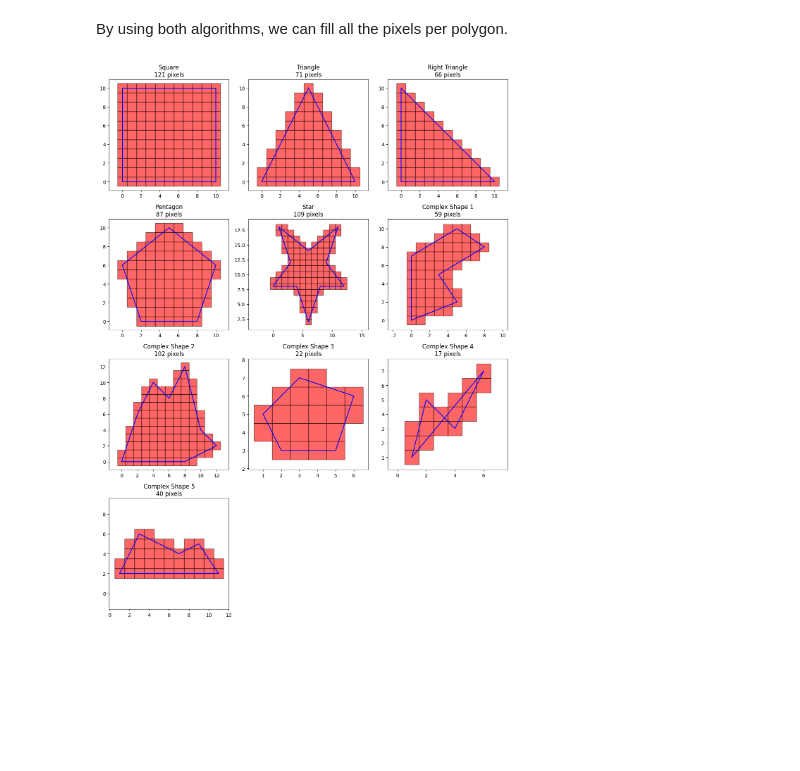
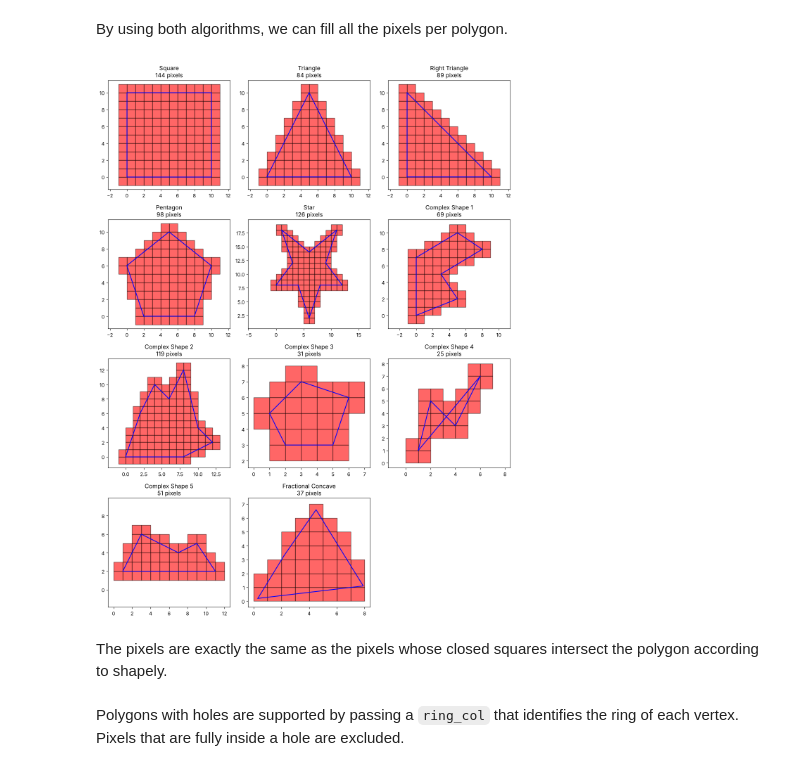
Before and after one commit to thinkingmachines/geowrangler, a Jupyter notebook: notebooks/15_polygon_fill.ipynb, the cells around one changed output. Drawn from its saved outputs; the diff is of its cells as text; code cells hidden in the pictures; blank space fills up the shorter version.

```diff
--- a/notebooks/15_polygon_fill.ipynb
+++ b/notebooks/15_polygon_fill.ipynb
@@ -265,7 +272,7 @@ for test_polygon_name, vertices in polygon_test_cases.items():
 
     pixels = set()
     for start_vertex, end_vertex in zip(vertices, offset_vertices):
-        pixels.update(voxel_traversal_2d(start_vertex, end_vertex)["line_pixels"])
+        pixels.update(voxel_traversal_2d(start_vertex, end_vertex))
 
     polygon_pixels[test_polygon_name] = pixels
 
@@ -363,46 +393,39 @@ plot_all_polygons(polygon_test_cases, polygon_pixels)
 # %%
 #| export
-
 def voxel_traversal_scanline_fill(
     vertices_df: Union[pd.DataFrame,pl.DataFrame], # dataframe with x_col and y_col for the polygon vertices
     x_col: str = "x",
     y_col: str = "y",
-    debug: bool = False, # if true, prints diagnostic info for both voxel traversal and scanline fill algorithms
-) -> Dict[str, Set[Tuple[int,int]]]:
+    ring_col: Optional[str] = None, # column that identifies the ring (exterior or hole) of each vertex. If None, all vertices are in one ring
+) -> Set[Tuple[int,int]]:
     """
-    Returns pixels that intersect a polygon.
+    Returns pixels that intersect a polygon. Coordinates are in fractional pixel units, and pixel (x, y) is the closed square [x, x+1] x [y, y+1]
 
-    This uses voxel traversal to fill the boundary, and scanline fill for the interior. All coordinates are assumed to be integers.
+    This uses voxel traversal to fill the boundary, and scanline fill for the interior.
+    """
+    if isinstance(vertices_df, pd.DataFrame):
+        vertices_df = pl.from_pandas(vertices_df)
 
-    This also returns the off-boundary pixels that can be useful for correcting errors at the corners of polygons during polygon fill
-    """
+    x = vertices_df[x_col].cast(pl.Float64).to_numpy()
+    y = vertices_df[y_col].cast(pl.Float64).to_numpy()
+    if ring_col is not None:
+        ring = vertices_df[ring_col].to_numpy()
+        ring_idx = np.cumsum(np.append(True, ring[1:] != ring[:-1])) - 1
+    else:
+        ring_idx = np.zeros(len(x), dtype=np.int64)
 
-    vertices = list(zip(vertices_df[x_col].to_list(), vertices_df[y_col].to_list()))
-    offset_vertices = vertices[1:] + vertices[:1]
-
-    polygon_pixels = set()
-    off_boundary_pixels = set()
-
-    for start_vertex, end_vertex in zip(vertices, offset_vertices):
-        voxel_traversal_results = voxel_traversal_2d(start_vertex, end_vertex, debug)
-        polygon_pixels.update(voxel_traversal_results["line_pixels"])
-        off_boundary_pixels.update(voxel_traversal_results["off_diagonal_pixels"])
-
-    polygon_pixels.update(scanline_fill(vertices, debug))
-
-     # removing off boundary tiles that are actually in the interior
-    off_boundary_pixels = off_boundary_pixels - polygon_pixels
-
-    result = {"polygon_pixels":polygon_pixels, "off_boundary_pixels":off_boundary_pixels}
-    return result
+    _, xs, ys = _polygon_pixels(x, y, ring_idx, polygon_idx=np.zeros(len(x), dtype=np.int64))
+    return set(zip(xs.tolist(), ys.tolist()))
 # %% [markdown]
 By using both algorithms, we can fill all the pixels per polygon.
 # %%
 polygon_pixels = {}
 for test_polygon_name, vertices in polygon_test_cases.items():
     vertices_df = pd.DataFrame(vertices, columns=["x", "y"])
-    polygon_pixels[test_polygon_name] = voxel_traversal_scanline_fill(vertices_df)["polygon_pixels"]
+    polygon_pixels[test_polygon_name] = voxel_traversal_scanline_fill(vertices_df)
 
 plot_all_polygons(polygon_test_cases, polygon_pixels)
 # %% [output]
-[figure, old version]
+[figure, new version]
+# %% [markdown]
+The pixels are exactly the same as the pixels whose closed squares intersect the polygon according to shapely.
@@ -408,0 +448,2 @@ plot_all_polygons(polygon_test_cases, polygon_pixels)
+# %% [markdown]
+Polygons with holes are supported by passing a `ring_col` that identifies the ring of each vertex. Pixels that are fully inside a hole are excluded.
```
Also changed, not shown: parts of 45 cells of this notebook, 7 other files.
